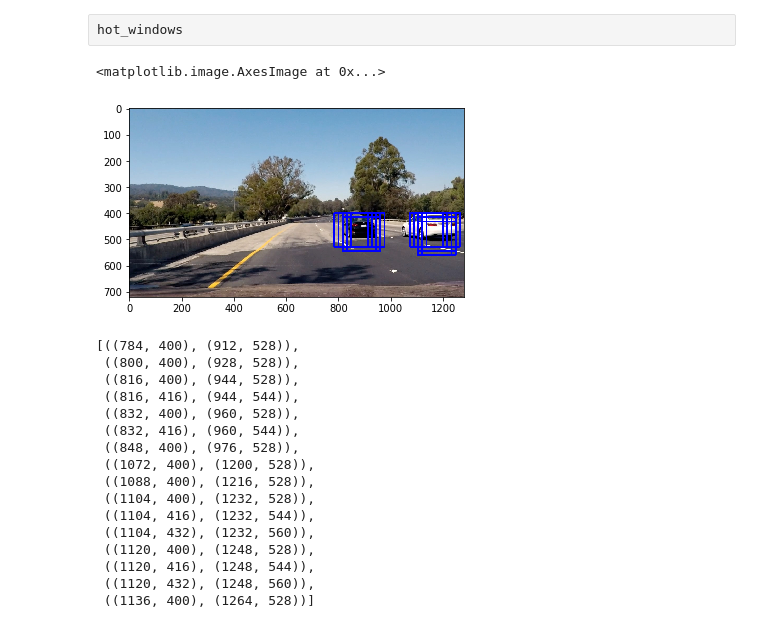
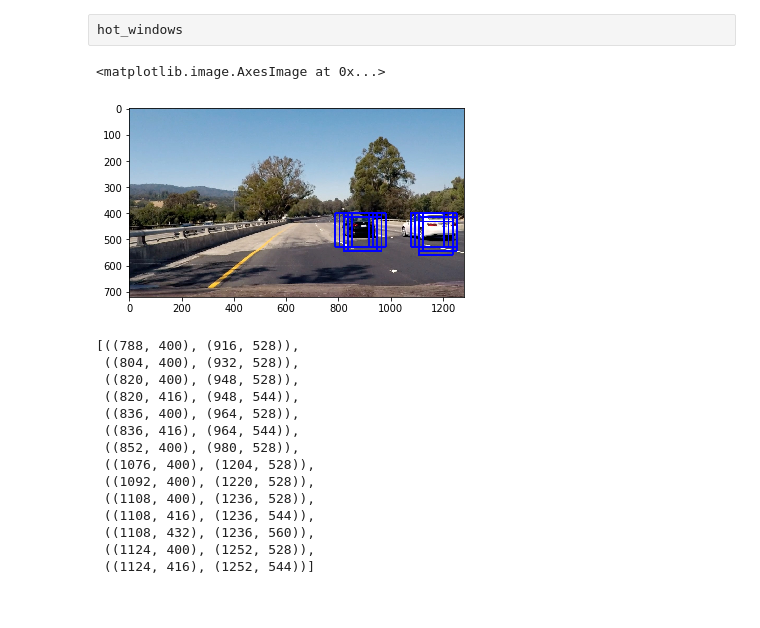
Before and after one commit to tmandzak/CarND-Vehicle-Detection-P5, a Jupyter notebook: SearchClassify.ipynb, the cells around one changed output. Drawn from its saved outputs; the diff is of its cells as text; code cells hidden in the pictures.

```diff
--- a/SearchClassify.ipynb
+++ b/SearchClassify.ipynb
@@ -294,8 +299,10 @@ Test Accuracy of SVC =  0.9935
 image = mpimg.imread('test_images/test4.jpg') #'bbox-example-image.jpg')
 draw_image = np.copy(image)
 
+win_size = 128
+
 windows = slide_window(image, x_start_stop, y_start_stop,
-                    xy_window=(128, 128), xy_overlap=(56/64, 56/64))
+                    xy_window=(win_size, win_size), xy_overlap=(overlap, overlap))
 
 hot_windows = search_windows(image, windows, svc, X_scaler, color_space=color_space,
                         spatial_size=spatial_size, hist_bins=hist_bins,
@@ -314,7 +321,7 @@ hot_windows
 # Define a single function that can extract features using hog sub-sampling and make predictions
 def detect_cars(img, color_space, svc, X_scaler,
               x_start_stop=[None, None], y_start_stop=[None, None],
-              scale=2, overlap=48/64, orient=9, pix_per_cell=8, cell_per_block=2,
+              win_size = 128, overlap=48/64, orient=9, pix_per_cell=8, cell_per_block=2,
               spatial_size=8, hist_bins=32,
               spatial_feat=True, hist_feat=True, hog_feat=True):
 
@@ -330,7 +337,9 @@ def detect_cars(img, color_space, svc, X_scaler,
 
     img_tosearch = img[y_start_stop[0]:y_start_stop[1], x_start_stop[0]:x_start_stop[1], :]
 
-    if scale != 1:
+    scale = win_size / 64
+
+    if win_size != 64:
         imshape = img_tosearch.shape
         img_tosearch = cv2.resize(img_tosearch, (np.int(imshape[1]/scale), np.int(imshape[0]/scale)))
 
@@ -408,34 +417,35 @@ def detect_cars(img, color_space, svc, X_scaler,
 # %%
 image = mpimg.imread('test_images/test4.jpg')
 draw_image = np.copy(image)
 
-scale = 2
-overlap=56/64
+win_size_item = [128, 500, 592]
+win_size = win_size_item[0]
+win_x_start_stop = [win_size_item[1], x_start_stop[1]]
+win_y_start_stop = [y_start_stop[0], win_size_item[2]]
 
-hot_windows = detect_cars(image, color_space, svc, X_scaler,  x_start_stop, y_start_stop, scale,
+hot_windows = detect_cars(image, color_space, svc, X_scaler,  win_x_start_stop, win_y_start_stop, win_size,
                         overlap, orient, pix_per_cell, cell_per_block, spatial_size, hist_bins,
                         spatial_feat, hist_feat, hog_feat)
+
 window_img = draw_boxes(draw_image, hot_windows, color=(0, 0, 255), thick=6)
 plt.imshow(window_img)
 # %% [output]
 <matplotlib.image.AxesImage at 0x...>
-[figure, old version]
+[figure, new version]
 # %%
 hot_windows
 # %% [output]
-[((784, 400), (912, 528)),
- ((800, 400), (928, 528)),
- ((816, 400), (944, 528)),
- ((816, 416), (944, 544)),
- ((832, 400), (960, 528)),
- ((832, 416), (960, 544)),
- ((848, 400), (976, 528)),
- ((1072, 400), (1200, 528)),
- ((1088, 400), (1216, 528)),
- ((1104, 400), (1232, 528)),
- ((1104, 416), (1232, 544)),
- ((1104, 432), (1232, 560)),
- ((1120, 400), (1248, 528)),
- ((1120, 416), (1248, 544)),
- ((1120, 432), (1248, 560)),
- ((1136, 400), (1264, 528))]
+[((788, 400), (916, 528)),
+ ((804, 400), (932, 528)),
+ ((820, 400), (948, 528)),
+ ((820, 416), (948, 544)),
+ ((836, 400), (964, 528)),
+ ((836, 416), (964, 544)),
+ ((852, 400), (980, 528)),
+ ((1076, 400), (1204, 528)),
+ ((1092, 400), (1220, 528)),
+ ((1108, 400), (1236, 528)),
+ ((1108, 416), (1236, 544)),
+ ((1108, 432), (1236, 560)),
+ ((1124, 400), (1252, 528)),
+ ((1124, 416), (1252, 544))]
```
Also changed, not shown: parts of 8 cells of this notebook, 1 other file.
